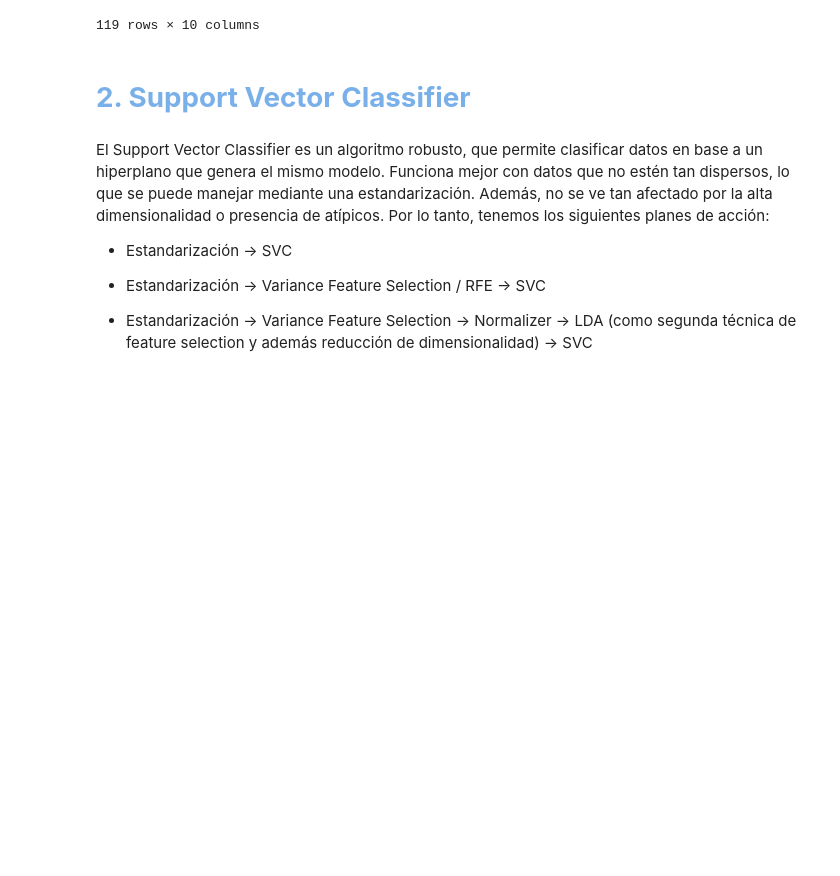
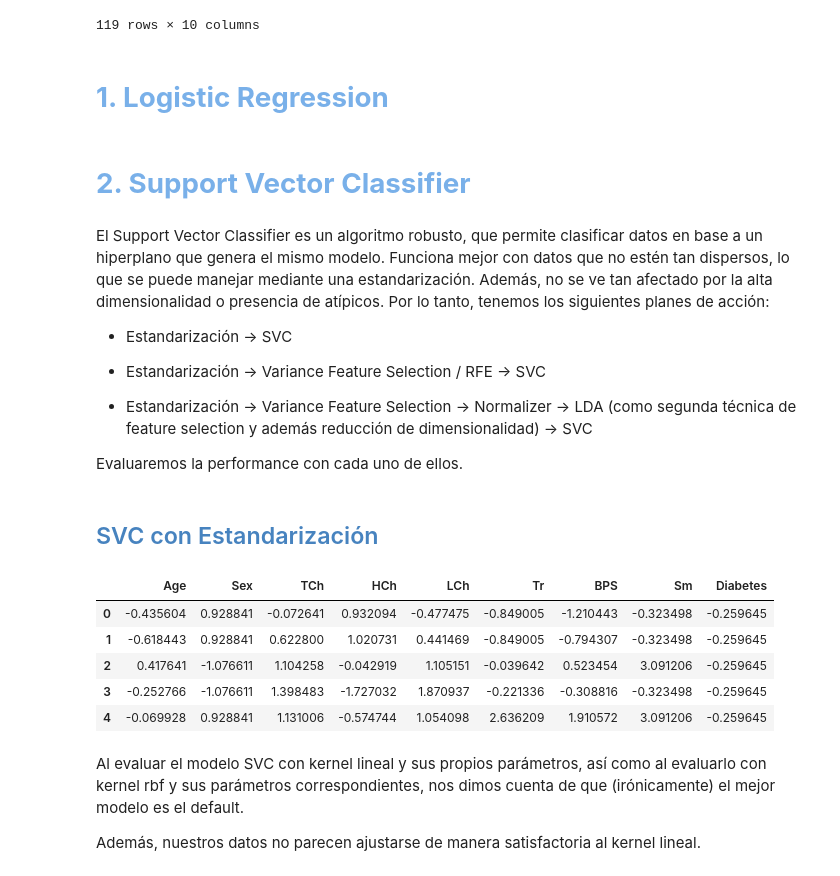
Before and after one commit to ch0fas/3erExamenEO, a Jupyter notebook: Examen3SVC.ipynb, the cells around one changed output. Cells and saved outputs as stored; diff of their text form; code cells hidden in the pictures; blank space fills up the shorter version.

```diff
--- a/Examen3SVC.ipynb
+++ b/Examen3SVC.ipynb
@@ -225,6 +229,8 @@ df
 | 117 | 57 | 0.0 | 197 | 42 | 131 | 188 | 133 | 0.0 | 0.0 | Medium |
 | 118 | 61 | 0.0 | 265 | 57 | 190 | 130 | 138 | 1.0 | 0.0 | Medium |
 119 rows × 10 columns
+# %% [markdown]
+# <font color= #79b0e9> **1. Logistic Regression** </font>
 # %% [markdown]
 # <font color= #79b0e9> **2. Support Vector Classifier** </font>
 # %% [markdown]
@@ -235,3 +241,28 @@ El Support Vector Classifier es un algoritmo robusto, que permite clasificar dat
 - Estandarización → Variance Feature Selection / RFE → SVC
 
 - Estandarización → Variance Feature Selection → Normalizer → LDA (como segunda técnica de feature selection y además reducción de dimensionalidad) → SVC
+
+Evaluaremos la performance con cada uno de ellos.
+# %%
+X = df.drop(columns='Pred')
+y = df['Pred']
+
+# Codificar la y
+label_map = {0: 'Low', 1: 'Medium', 2: 'High'}
+y_test_named = y.map(label_map)
+
+X_train, X_test, y_train, y_test = train_test_split(X, y, test_size=0.2, random_state=26, stratify=y)
+# %% [markdown]
+## <font color= #4783bf> SVC con Estandarización </font>
+# %%
+scaler = StandardScaler()
+X_train_scaled = pd.DataFrame(scaler.fit_transform(X_train), columns=X_train.columns)
+X_test_scaled = pd.DataFrame(scaler.transform(X_test), columns=X_test.columns)
+X_train_scaled.head()
+# %% [output]
+|  | Age | Sex | TCh | HCh | LCh | Tr | BPS | Sm | Diabetes |
+| 0 | -0.435604 | 0.928841 | -0.072641 | 0.932094 | -0.477475 | -0.849005 | -1.210443 | -0.323498 | -0.259645 |
+| 1 | -0.618443 | 0.928841 | 0.622800 | 1.020731 | 0.441469 | -0.849005 | -0.794307 | -0.323498 | -0.259645 |
+| 2 | 0.417641 | -1.076611 | 1.104258 | -0.042919 | 1.105151 | -0.039642 | 0.523454 | 3.091206 | -0.259645 |
+| 3 | -0.252766 | -1.076611 | 1.398483 | -1.727032 | 1.870937 | -0.221336 | -0.308816 | -0.323498 | -0.259645 |
+| 4 | -0.069928 | 0.928841 | 1.131006 | -0.574744 | 1.054098 | 2.636209 | 1.910572 | 3.091206 | -0.259645 |
@@ -237,0 +274,4 @@ El Support Vector Classifier es un algoritmo robusto, que permite clasificar dat
+# %% [markdown]
+Al evaluar el modelo SVC con kernel lineal y sus propios parámetros, así como al evaluarlo con kernel rbf y sus parámetros correspondientes, nos dimos cuenta de que (irónicamente) el mejor modelo es el default.
+
+Además, nuestros datos no parecen ajustarse de manera satisfactoria al kernel lineal.
```
Also changed, not shown: parts of 15 cells of this notebook.
